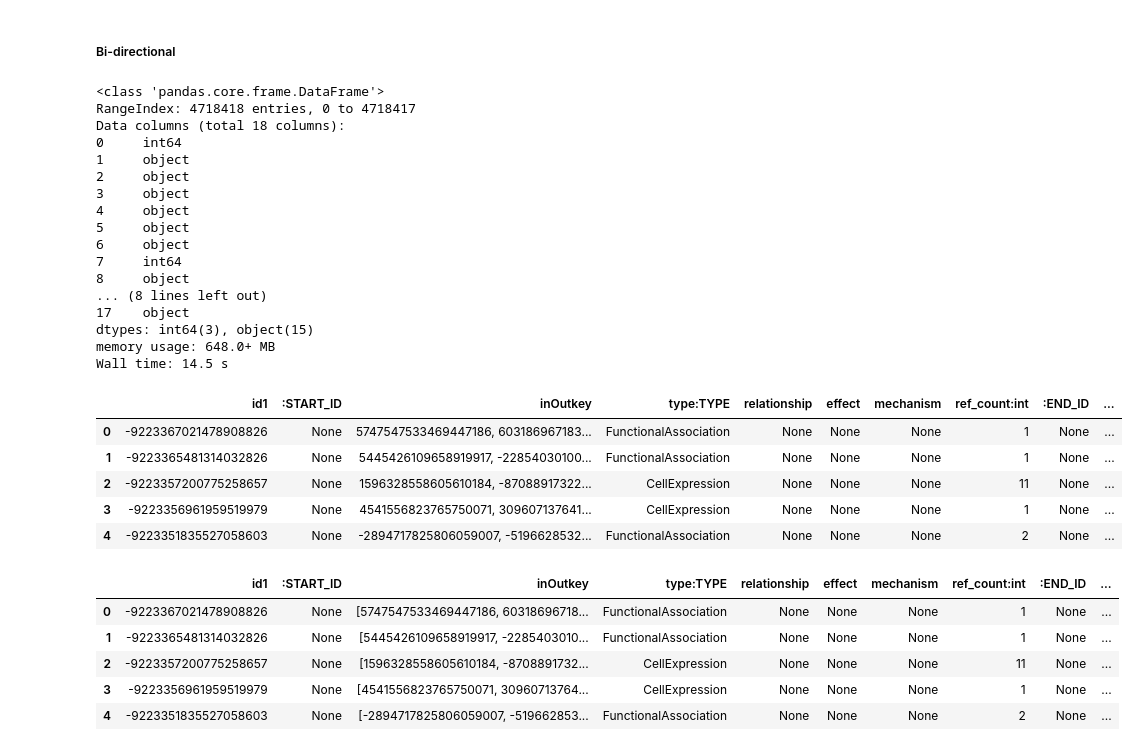
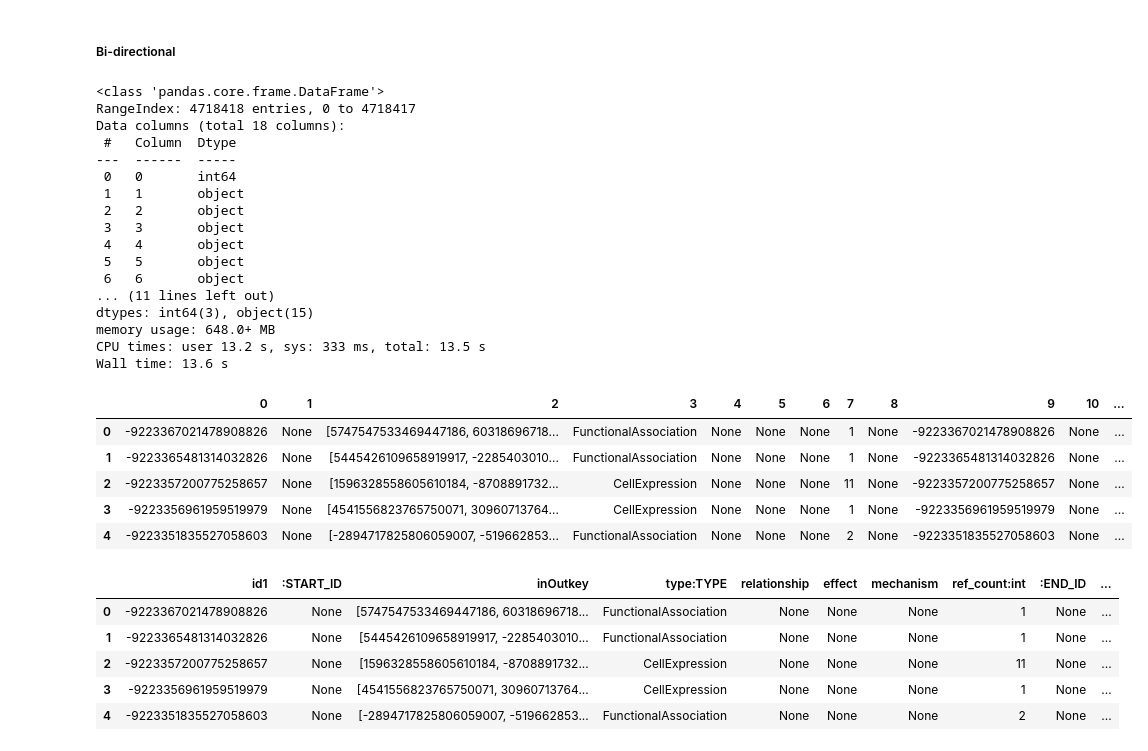
Before and after one commit to egilber/csl-behring, a Jupyter notebook: notebooks/1.0_resnet_data_for_Neo4j.ipynb, the cells around one changed output. Saved outputs shown, nothing was run; the diff lists cells and outputs as text; code cells hidden in the pictures.

```diff
--- a/notebooks/1.0_resnet_data_for_Neo4j.ipynb
+++ b/notebooks/1.0_resnet_data_for_Neo4j.ipynb
@@ -138,33 +139,33 @@ Wall time: 6min 46s
 # %%
 %%time
 
-df_birect=pd.read_csv('./data/processed/bidirectional_relations_query_csl_test.txt', sep='|', header=None, encoding='utf-8')
+df_birect=pd.read_csv('./data/processed/bidirectional_relations_query_csl.txt', sep='|', header=None, encoding='utf-8')
 
-df_birect.info(); df_relII.head()
+df_birect.info(); df_birect.head()
 # %% [output]
 <class 'pandas.core.frame.DataFrame'>
 RangeIndex: 4718418 entries, 0 to 4718417
 Data columns (total 18 columns):
-0     int64
-1     object
-2     object
-3     object
-4     object
-5     object
-6     object
-7     int64
-8     object
-... (8 lines left out)
-17    object
+ #   Column  Dtype
+---  ------  -----
+ 0   0       int64
+ 1   1       object
+ 2   2       object
+ 3   3       object
+ 4   4       object
+ 5   5       object
+ 6   6       object
+... (11 lines left out)
 dtypes: int64(3), object(15)
 memory usage: 648.0+ MB
-Wall time: 14.5 s
+CPU times: user 13.2 s, sys: 333 ms, total: 13.5 s
+Wall time: 13.6 s
-|  | id1 | :START_ID | inOutkey | type:TYPE | relationship | effect | mechanism | ref_count:int | :END_ID | ... |
-| 0 | -9223367021478908826 | None | 5747547533469447186, 603186967183... | FunctionalAssociation | None | None | None | 1 | None | ... |
-| 1 | -9223365481314032826 | None | 5445426109658919917, -22854030100... | FunctionalAssociation | None | None | None | 1 | None | ... |
-| 2 | -9223357200775258657 | None | 1596328558605610184, -87088917322... | CellExpression | None | None | None | 11 | None | ... |
-| 3 | -9223356961959519979 | None | 4541556823765750071, 309607137641... | CellExpression | None | None | None | 1 | None | ... |
-| 4 | -9223351835527058603 | None | -2894717825806059007, -5196628532... | FunctionalAssociation | None | None | None | 2 | None | ... |
+|  | 0 | 1 | 2 | 3 | 4 | 5 | 6 | 7 | 8 | 9 | 10 | ... |
+| 0 | -9223367021478908826 | None | [5747547533469447186, 60318696718... | FunctionalAssociation | None | None | None | 1 | None | -9223367021478908826 | None | ... |
+| 1 | -9223365481314032826 | None | [5445426109658919917, -2285403010... | FunctionalAssociation | None | None | None | 1 | None | -9223365481314032826 | None | ... |
+| 2 | -9223357200775258657 | None | [1596328558605610184, -8708891732... | CellExpression | None | None | None | 11 | None | -9223357200775258657 | None | ... |
+| 3 | -9223356961959519979 | None | [4541556823765750071, 30960713764... | CellExpression | None | None | None | 1 | None | -9223356961959519979 | None | ... |
+| 4 | -9223351835527058603 | None | [-2894717825806059007, -519662853... | FunctionalAssociation | None | None | None | 2 | None | -9223351835527058603 | None | ... |
 # %%
 df_birect.columns=['id1', ':START_ID', 'inOutkey', 'type:TYPE', 'relationship', 'effect', 'mechanism', 'ref_count:int', ':END_ID' , 'id2', 'biomarkertype', 'celllinename', 'celltype',
       'changetype', 'organ', 'organism', 'quantitativetype', 'tissue']
```
Also changed, not shown: parts of 48 cells of this notebook.
